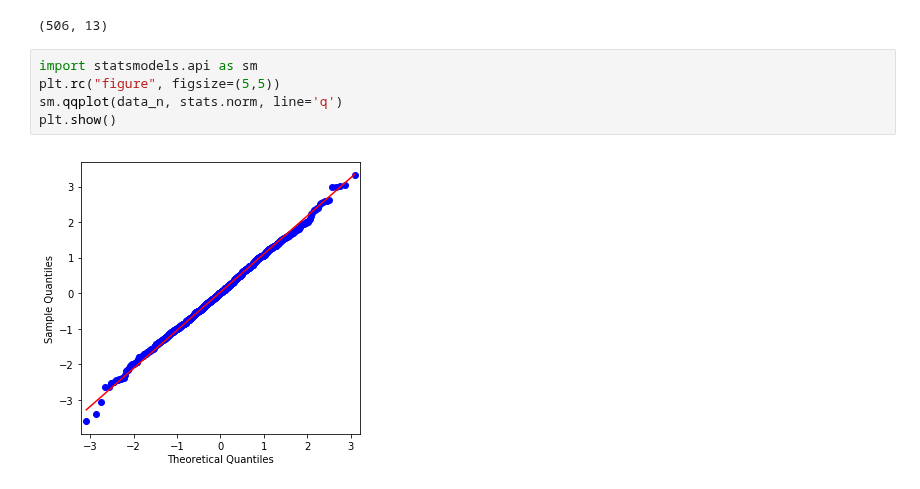
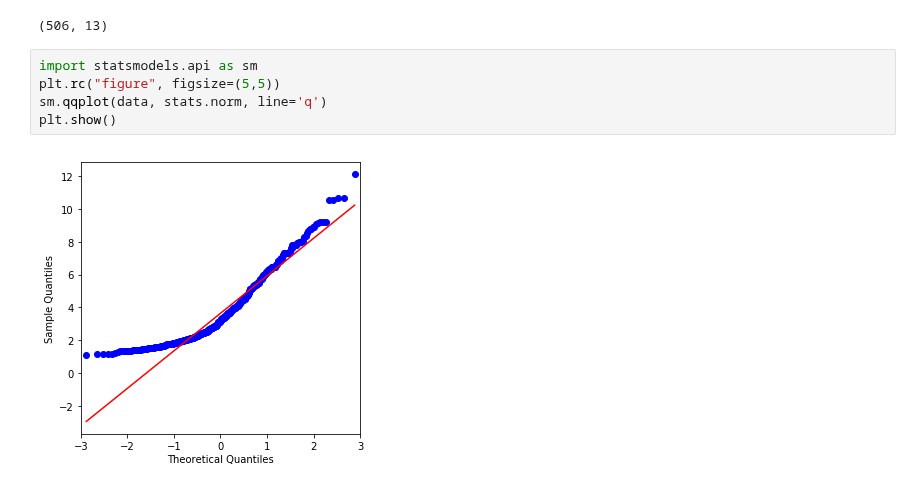
Before and after one commit to przem85/bootcamp, a Jupyter notebook: statistics/D07_Z01.ipynb, the cells around one changed output. Drawn from its saved outputs; the diff is of its cells as text.

```diff
--- a/statistics/D07_Z01.ipynb
+++ b/statistics/D07_Z01.ipynb
@@ -160,7 +160,7 @@ boston.data.shape
 # %%
 import statsmodels.api as sm
 plt.rc("figure", figsize=(5,5))
-sm.qqplot(data_n, stats.norm, line='q')
+sm.qqplot(data, stats.norm, line='q')
 plt.show()
 # %% [output]
-[figure, old version]
+[figure, new version]
```
Also changed, not shown: parts of 6 cells of this notebook.
